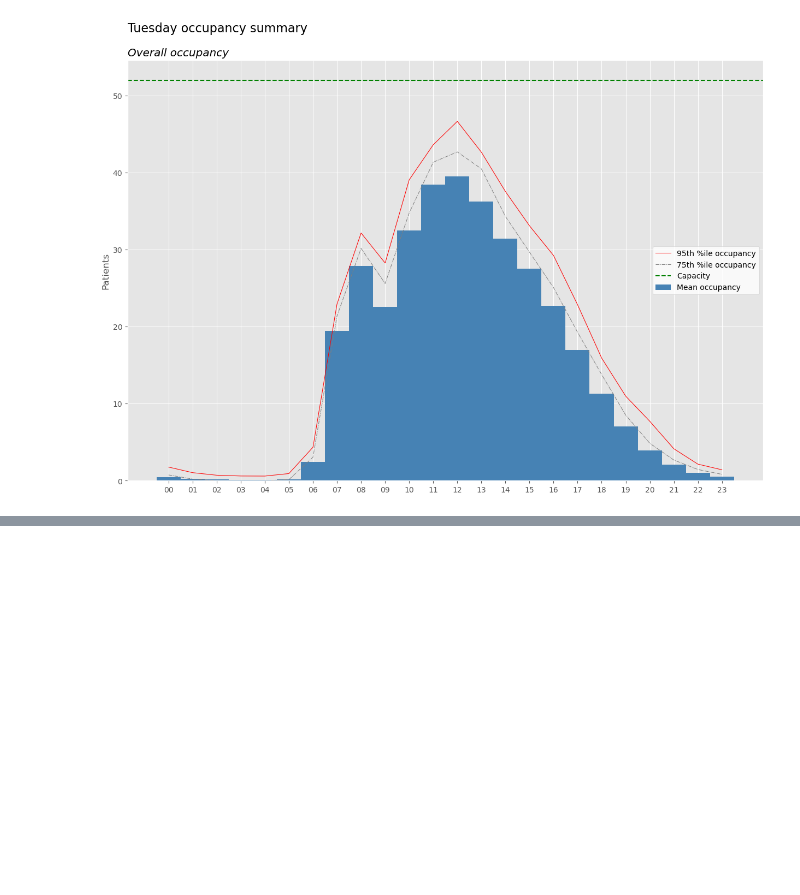
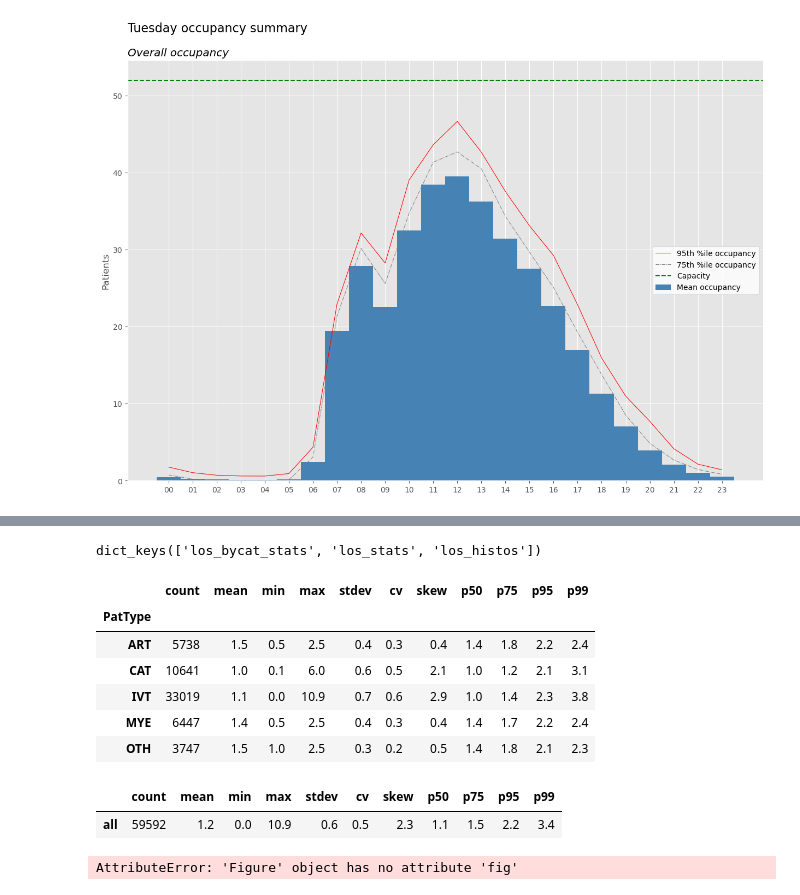
Before and after one commit to misken/hillmaker, a Jupyter notebook: examples/notebooks/hill_plotting.ipynb, the cells around one changed output, grey strips where cells are left out. Drawn from its saved outputs; the diff is of its cells as text; code cells hidden in the pictures; blank space fills up the shorter version.

Commit message:
working on los summary plot

```diff
--- a/examples/notebooks/hill_plotting.ipynb
+++ b/examples/notebooks/hill_plotting.ipynb
@@ -554,0 +561,24 @@ dict_keys(['bydatetime', 'summaries', 'settings'])
+# %%
+s1.hills['length_of_stay'].keys()
+# %% [output]
+dict_keys(['los_bycat_stats', 'los_stats', 'los_histos'])
+# %%
+s1.hills['length_of_stay']['los_bycat_stats']
+# %% [output]
+|  | count | mean | min | max | stdev | cv | skew | p50 | p75 | p95 | p99 |
+| PatType |  |  |  |  |  |  |  |  |  |  |  |
+| ART | 5738 | 1.5 | 0.5 | 2.5 | 0.4 | 0.3 | 0.4 | 1.4 | 1.8 | 2.2 | 2.4 |
+| CAT | 10641 | 1.0 | 0.1 | 6.0 | 0.6 | 0.5 | 2.1 | 1.0 | 1.2 | 2.1 | 3.1 |
+| IVT | 33019 | 1.1 | 0.0 | 10.9 | 0.7 | 0.6 | 2.9 | 1.0 | 1.4 | 2.3 | 3.8 |
+| MYE | 6447 | 1.4 | 0.5 | 2.5 | 0.4 | 0.3 | 0.4 | 1.4 | 1.7 | 2.2 | 2.4 |
+| OTH | 3747 | 1.5 | 1.0 | 2.5 | 0.3 | 0.2 | 0.5 | 1.4 | 1.8 | 2.1 | 2.3 |
+# %%
+s1.hills['length_of_stay']['los_stats']
+# %% [output]
+|  | count | mean | min | max | stdev | cv | skew | p50 | p75 | p95 | p99 |
+| all | 59592 | 1.2 | 0.0 | 10.9 | 0.6 | 0.5 | 2.3 | 1.1 | 1.5 | 2.2 | 3.4 |
+# %%
+plot = s1.hills['length_of_stay']['los_histos']
+plot.fig
+# %% [output]
+AttributeError: 'Figure' object has no attribute 'fig'
```
Also changed, not shown: parts of 13 cells of this notebook, 4 other files.
